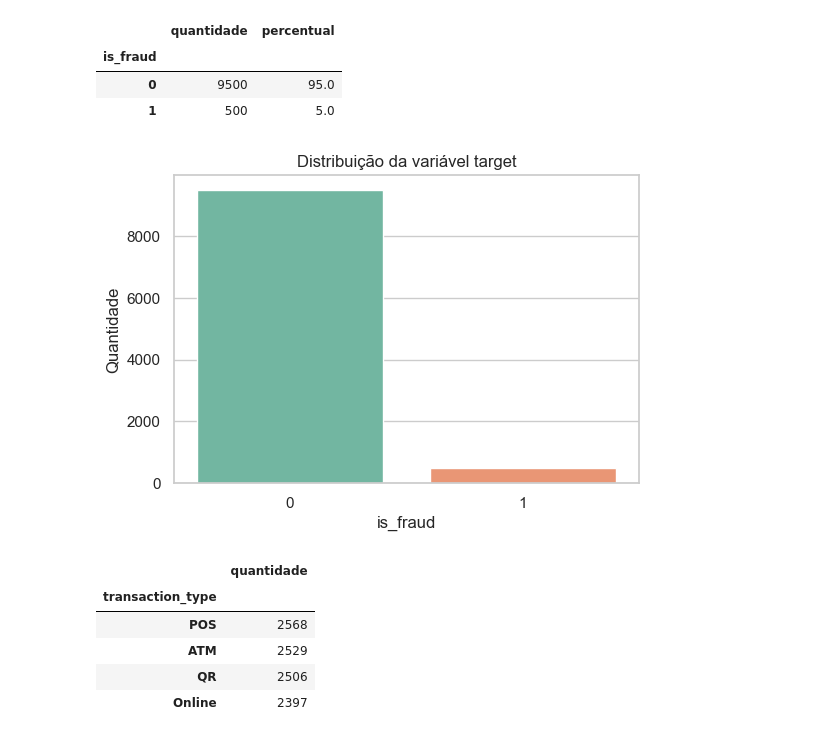
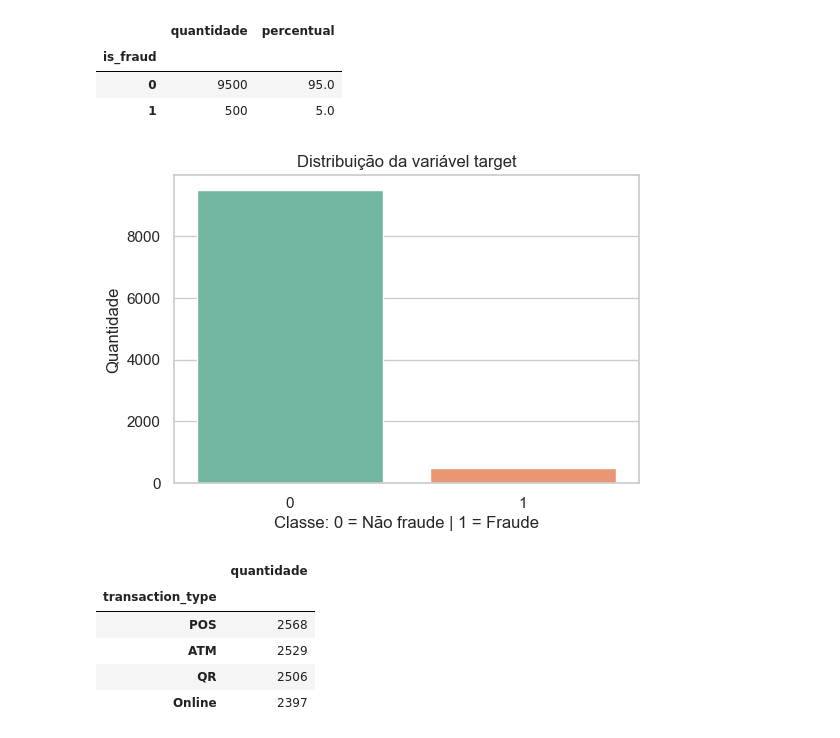
Before and after one commit to Lapenha/A3_IA_USJT_2026, a Jupyter notebook: A3_classifier_committee.ipynb, the cells around one changed output. Saved outputs shown, nothing was run; the diff lists cells and outputs as text; code cells hidden in the pictures.

```diff
--- a/A3_classifier_committee.ipynb
+++ b/A3_classifier_committee.ipynb
@@ -118,12 +123,12 @@ pd.DataFrame({
 # %%
 plt.figure(figsize=(6, 4))
 sns.countplot(data=df, x="is_fraud", hue="is_fraud", palette="Set2", legend=False)
 plt.title("Distribuição da variável target")
-plt.xlabel("is_fraud")
+plt.xlabel("Classe: 0 = Não fraude | 1 = Fraude")
 plt.ylabel("Quantidade")
 plt.show()
 # %% [output]
-[figure, old version]
+[figure, new version]
 # %%
 categorical_columns = ["transaction_type", "merchant_category", "country"]
 
```
Also changed, not shown: parts of 54 cells of this notebook, 1 other file.
